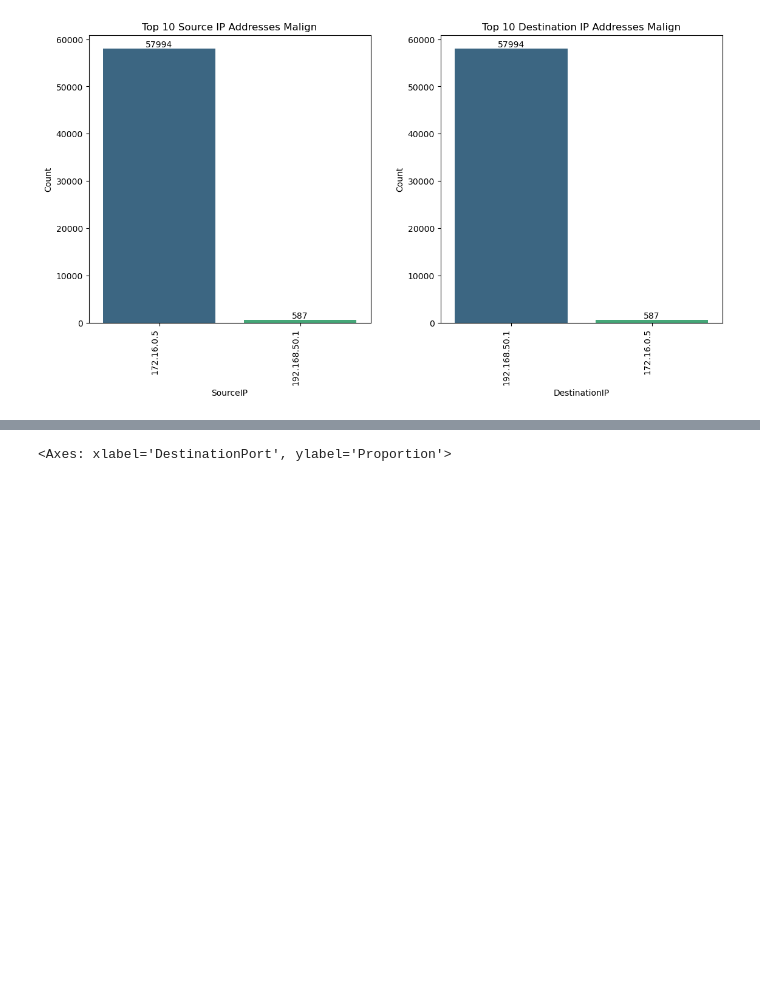
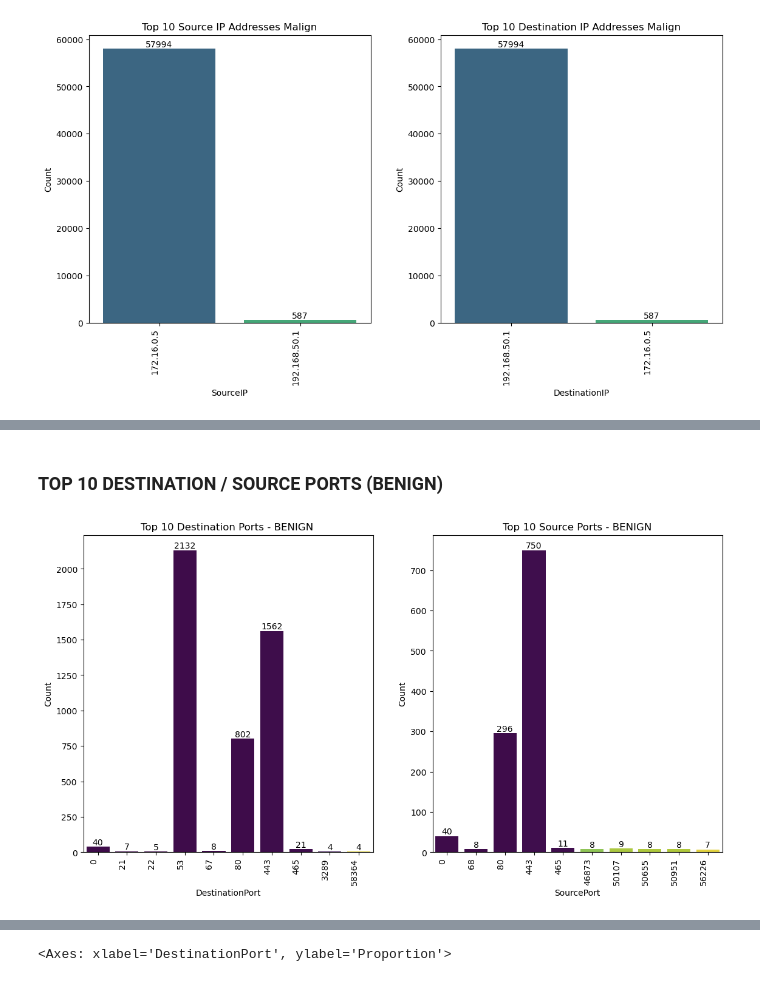
Before and after one commit to alby0304/DDoS_Attacks_Detection-Characterization, a Jupyter notebook: script.ipynb, the cells around one changed output, grey strips where cells are left out. Drawn from its saved outputs; the diff is of its cells as text; code cells hidden in the pictures; blank space fills up the shorter version.

```diff
--- a/script.ipynb
+++ b/script.ipynb
@@ -358,0 +409,49 @@ plt.tight_layout(pad=3)
+# %% [markdown]
+### TOP 10 DESTINATION / SOURCE PORTS (BENIGN)
+# %%
+plt.figure(figsize=(12, 7))
+plt.subplot(1,2,1)
+Destination_Port_dist_Benign = df['DestinationPort'][df['label'] == 'benign'].value_counts().head(10)
+Destination_Port_dist_Benign = pd.DataFrame(Destination_Port_dist_Benign)
+Destination_Port_dist_Benign.columns = ['Count']
+ax = sns.barplot(
+data = Destination_Port_dist_Benign,
+x = 'DestinationPort',
+y = 'Count',
+palette='viridis',
+hue = 'DestinationPort',
+legend = False
+
+)
+plt.title('Top 10 Destination Ports - BENIGN ')
+plt.xticks(rotation=90, ha='right')
+
+for p in ax.patches:
+    height = p.get_height()
+    ax.annotate(f'{int(height)}', (p.get_x() + p.get_width() / 2, height), ha='center', va='bottom')
+
+# secondo subplot, quello a destra
+
+plt.subplot(1,2,2)
+Source_Port_dist_Benign= df['SourcePort'][df['label'] == 'benign'].value_counts().head(10)
+Source_Port_dist_Benign = pd.DataFrame(Source_Port_dist_Benign)
+Source_Port_dist_Benign.columns = ['Count']
+ax = sns.barplot(
+data = Source_Port_dist_Benign,
+x = 'SourcePort',
+y = 'Count',
+palette='viridis',
+hue = 'SourcePort',
+legend = False
+
+)
+plt.xticks(rotation=90, ha='right')
+plt.title('Top 10 Source Ports - BENIGN')
+
+for p in ax.patches:
+    height = p.get_height()
+    ax.annotate(f'{int(height)}', (p.get_x() + p.get_width() / 2, height), ha='center', va='bottom')
+
+plt.tight_layout(pad=3)
+# %% [output]
+[figure, added]
```
Also changed, not shown: parts of 10 cells of this notebook.
